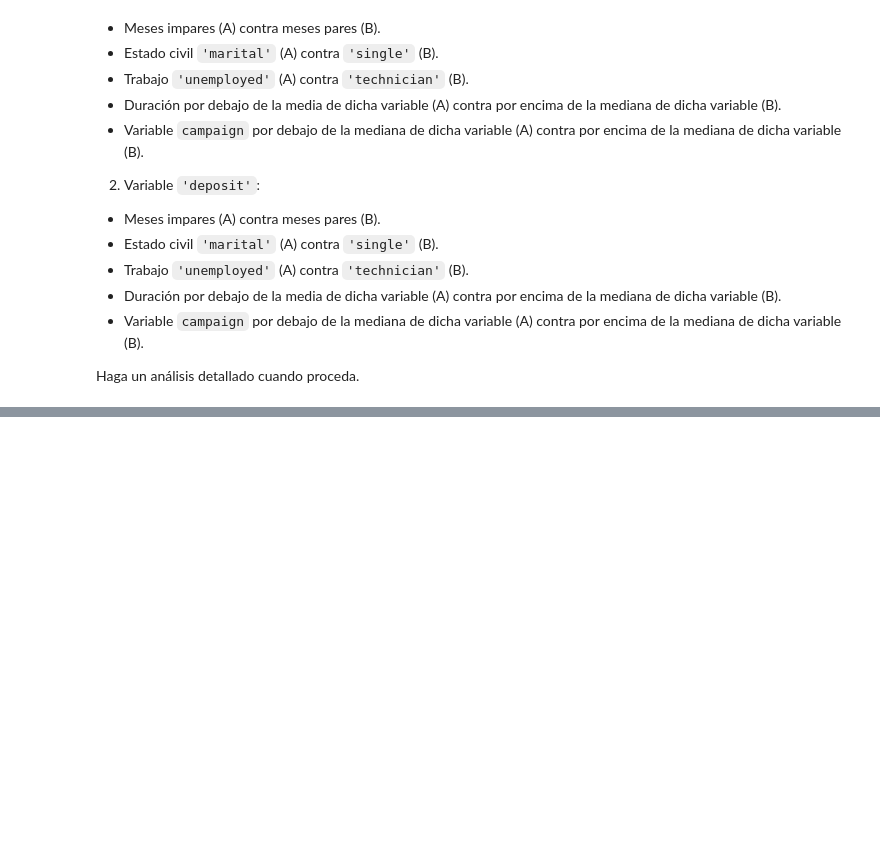
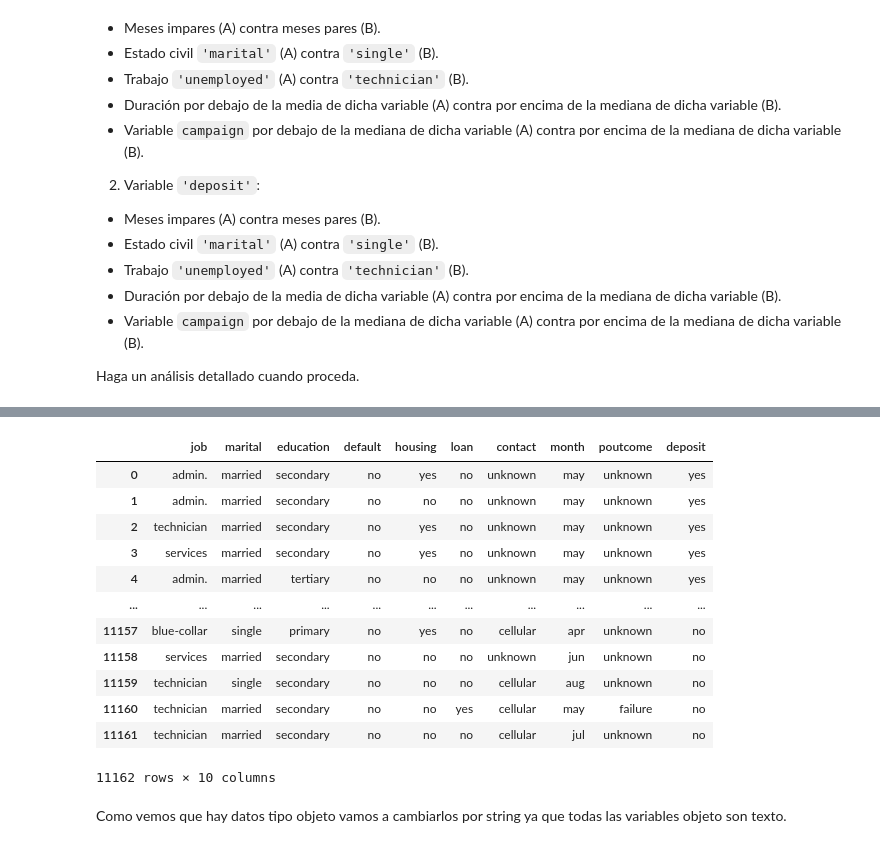
Before and after one commit to bravovielisa/Contraste_de_hipotesis, a Jupyter notebook: Contraste de hipótesis - AB testing (Ejercicios).ipynb, the cells around one changed output, grey strips where cells are left out. Drawn from its saved outputs; the diff is of its cells as text; code cells hidden in the pictures; blank space fills up the shorter version.

```diff
--- a/Contraste de hipótesis - AB testing (Ejercicios).ipynb
+++ b/Contraste de hipótesis - AB testing (Ejercicios).ipynb
@@ -29,0 +79,18 @@ Haga un análisis detallado cuando proceda.
+# %%
+df.select_dtypes('object')
+# %% [output]
+|  | job | marital | education | default | housing | loan | contact | month | poutcome | deposit |
+| 0 | admin. | married | secondary | no | yes | no | unknown | may | unknown | yes |
+| 1 | admin. | married | secondary | no | no | no | unknown | may | unknown | yes |
+| 2 | technician | married | secondary | no | yes | no | unknown | may | unknown | yes |
+| 3 | services | married | secondary | no | yes | no | unknown | may | unknown | yes |
+| 4 | admin. | married | tertiary | no | no | no | unknown | may | unknown | yes |
+| ... | ... | ... | ... | ... | ... | ... | ... | ... | ... | ... |
+| 11157 | blue-collar | single | primary | no | yes | no | cellular | apr | unknown | no |
+| 11158 | services | married | secondary | no | no | no | unknown | jun | unknown | no |
+| 11159 | technician | single | secondary | no | no | no | cellular | aug | unknown | no |
+| 11160 | technician | married | secondary | no | no | yes | cellular | may | failure | no |
+| 11161 | technician | married | secondary | no | no | no | cellular | jul | unknown | no |
+11162 rows × 10 columns
+# %% [markdown]
+Como vemos que hay datos tipo objeto vamos a cambiarlos por string ya que todas las variables objeto son texto.
```
Also changed, not shown: parts of 13 cells of this notebook.
